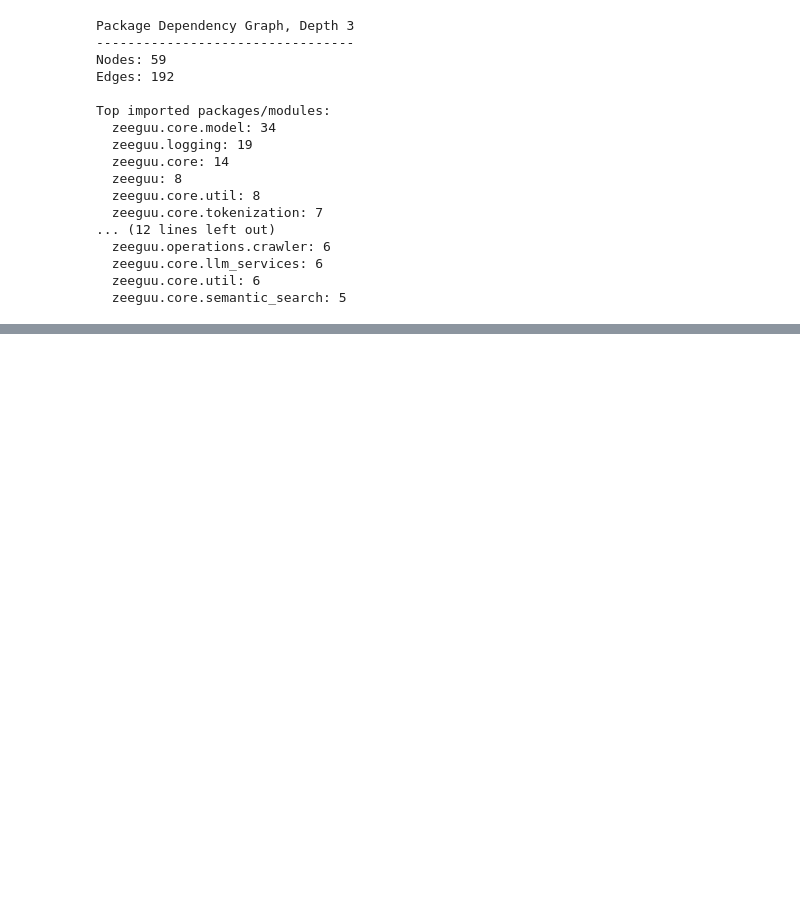
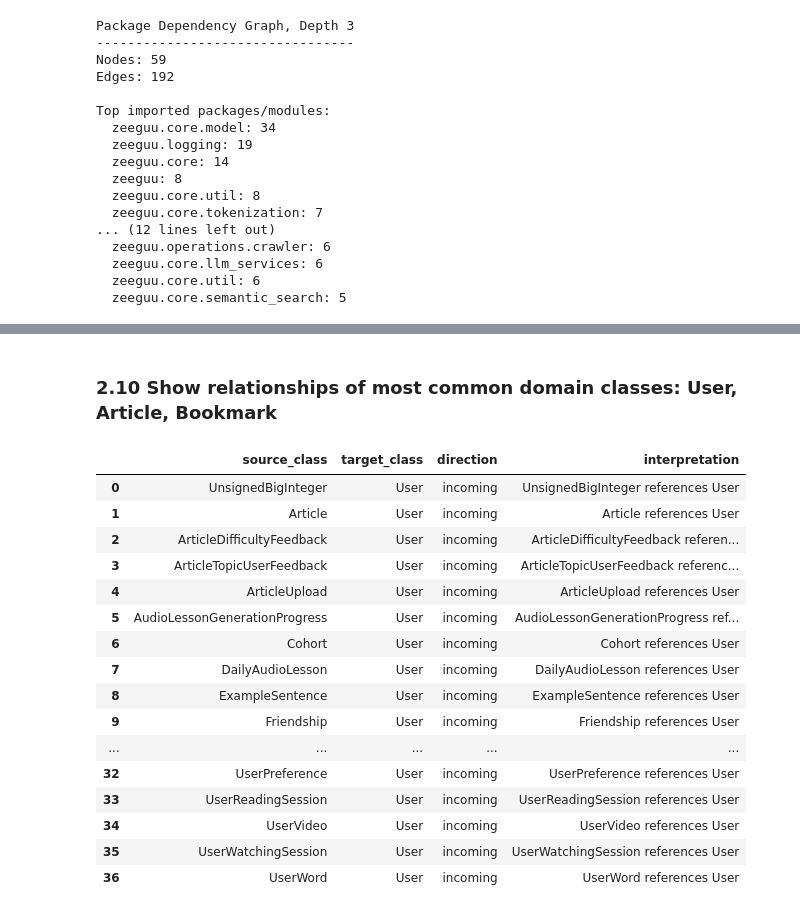
Before and after one commit to wowholasa/software-architecture-individual, a Jupyter notebook: zeeguu_architecture_recovery.ipynb, the cells around one changed output, grey strips where cells are left out. Drawn from its saved outputs; the diff is of its cells as text; code cells hidden in the pictures; blank space fills up the shorter version.

```diff
--- a/zeeguu_architecture_recovery.ipynb
+++ b/zeeguu_architecture_recovery.ipynb
@@ -359,0 +732,2 @@ Top imported packages/modules:
+# %% [markdown]
+### 2.10 Show relationships of most common domain classes: User, Article, Bookmark
@@ -359,0 +749,20 @@ Top imported packages/modules:
+# %%
+classes_targeting_user_df
+# %% [output]
+|  | source_class | target_class | direction | interpretation |
+| 0 | UnsignedBigInteger | User | incoming | UnsignedBigInteger references User |
+| 1 | Article | User | incoming | Article references User |
+| 2 | ArticleDifficultyFeedback | User | incoming | ArticleDifficultyFeedback referen... |
+| 3 | ArticleTopicUserFeedback | User | incoming | ArticleTopicUserFeedback referenc... |
+| 4 | ArticleUpload | User | incoming | ArticleUpload references User |
+| 5 | AudioLessonGenerationProgress | User | incoming | AudioLessonGenerationProgress ref... |
+| 6 | Cohort | User | incoming | Cohort references User |
+| 7 | DailyAudioLesson | User | incoming | DailyAudioLesson references User |
+| 8 | ExampleSentence | User | incoming | ExampleSentence references User |
+| 9 | Friendship | User | incoming | Friendship references User |
+| ... | ... | ... | ... | ... |
+| 32 | UserPreference | User | incoming | UserPreference references User |
+| 33 | UserReadingSession | User | incoming | UserReadingSession references User |
+| 34 | UserVideo | User | incoming | UserVideo references User |
+| 35 | UserWatchingSession | User | incoming | UserWatchingSession references User |
+| 36 | UserWord | User | incoming | UserWord references User |
```
Also changed, not shown: parts of 38 cells of this notebook, 1 other file.
